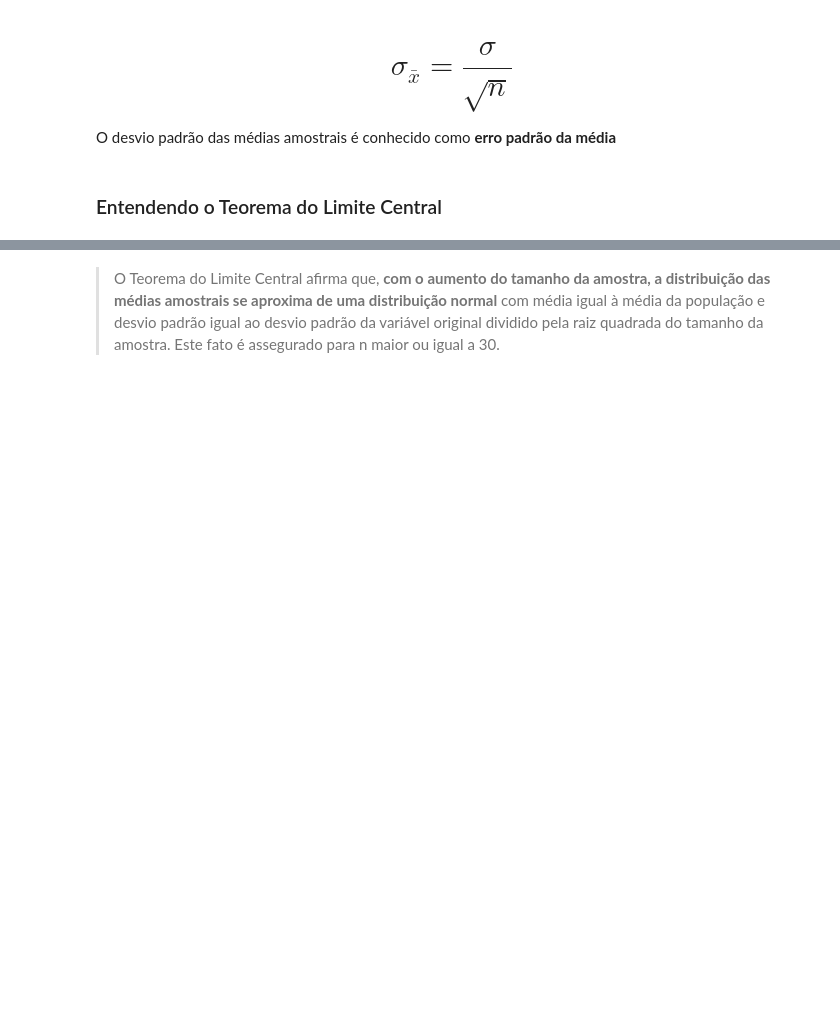
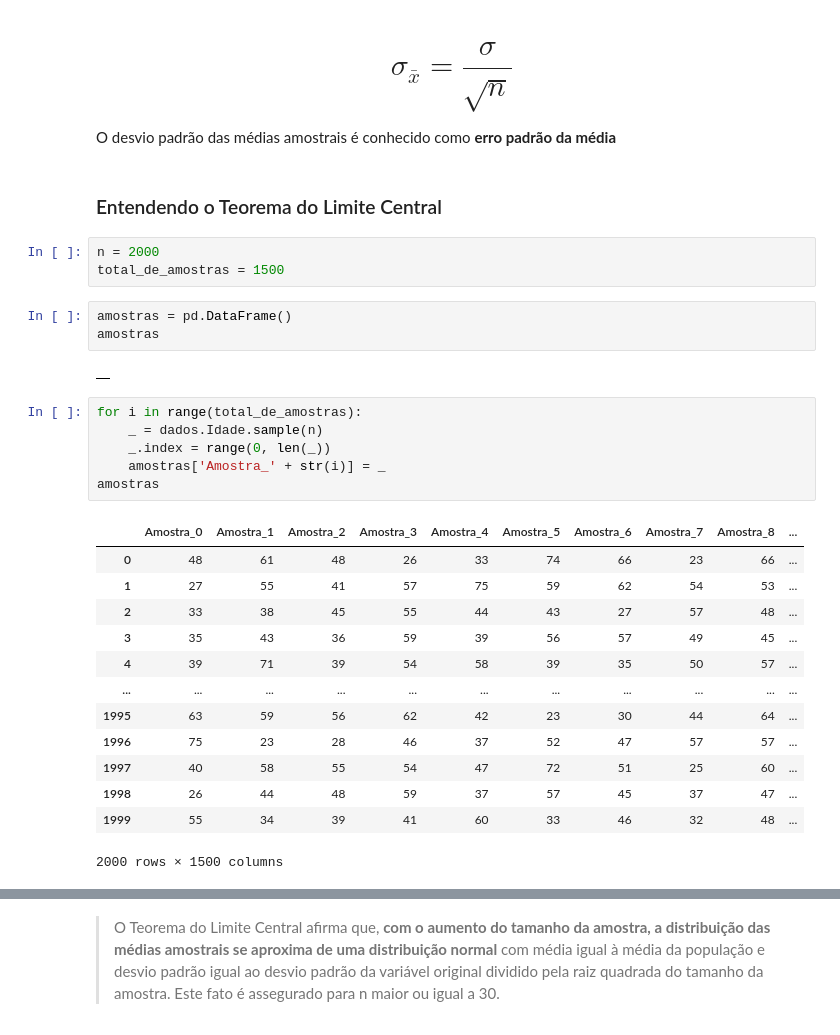
Before and after one commit to cglima/estatistica-python-parte-2-probabilidade-e-amostragem, a Jupyter notebook: notebook/Curso_de_Estatística_Parte_2.ipynb, the cells around one changed output, grey strips where cells are left out. Cells and saved outputs as stored; diff of their text form; blank space fills up the shorter version.

```diff
--- a/notebook/Curso_de_Estatística_Parte_2.ipynb
+++ b/notebook/Curso_de_Estatística_Parte_2.ipynb
@@ -810,3 +810,31 @@ Suponha que os pesos dos sacos de arroz de uma indústria alimentícia se distri
 O desvio padrão das médias amostrais é conhecido como **erro padrão da média**
 # %% [markdown]
 ### Entendendo o Teorema do Limite Central
+# %%
+n = 2000
+total_de_amostras = 1500
+# %%
+amostras = pd.DataFrame()
+amostras
+# %% [output]
+|  |
+# %%
+for i in range(total_de_amostras):
+    _ = dados.Idade.sample(n)
+    _.index = range(0, len(_))
+    amostras['Amostra_' + str(i)] = _
+amostras
+# %% [output]
+|  | Amostra_0 | Amostra_1 | Amostra_2 | Amostra_3 | Amostra_4 | Amostra_5 | Amostra_6 | Amostra_7 | Amostra_8 | ... |
+| 0 | 48 | 61 | 48 | 26 | 33 | 74 | 66 | 23 | 66 | ... |
+| 1 | 27 | 55 | 41 | 57 | 75 | 59 | 62 | 54 | 53 | ... |
+| 2 | 33 | 38 | 45 | 55 | 44 | 43 | 27 | 57 | 48 | ... |
+| 3 | 35 | 43 | 36 | 59 | 39 | 56 | 57 | 49 | 45 | ... |
+| 4 | 39 | 71 | 39 | 54 | 58 | 39 | 35 | 50 | 57 | ... |
+| ... | ... | ... | ... | ... | ... | ... | ... | ... | ... | ... |
+| 1995 | 63 | 59 | 56 | 62 | 42 | 23 | 30 | 44 | 64 | ... |
+| 1996 | 75 | 23 | 28 | 46 | 37 | 52 | 47 | 57 | 57 | ... |
+| 1997 | 40 | 58 | 55 | 54 | 47 | 72 | 51 | 25 | 60 | ... |
+| 1998 | 26 | 44 | 48 | 59 | 37 | 57 | 45 | 37 | 47 | ... |
+| 1999 | 55 | 34 | 39 | 41 | 60 | 33 | 46 | 32 | 48 | ... |
+2000 rows × 1500 columns
```
Also changed, not shown: parts of 10 cells of this notebook.
